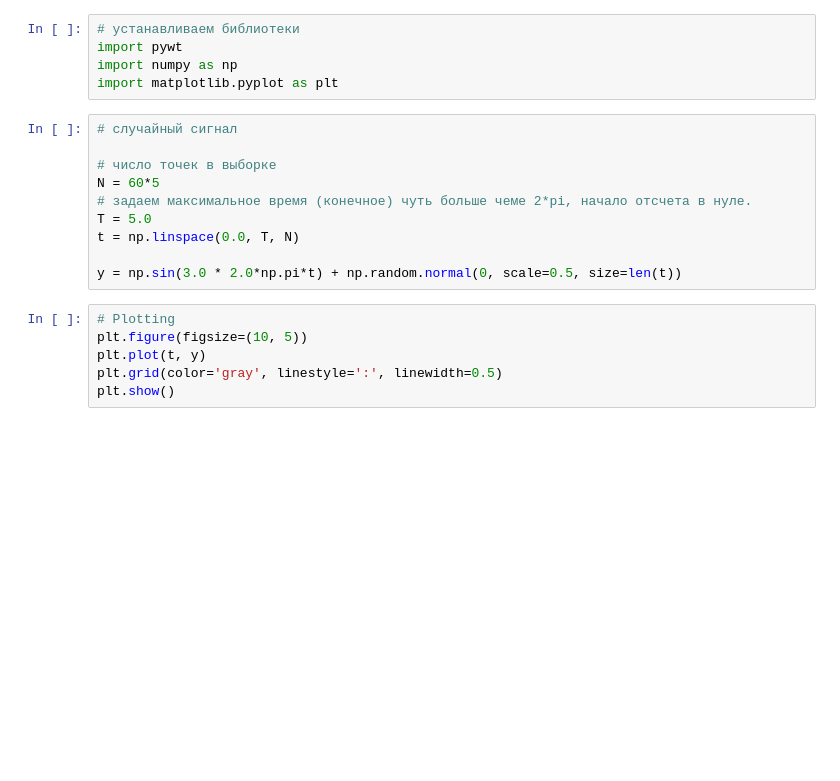
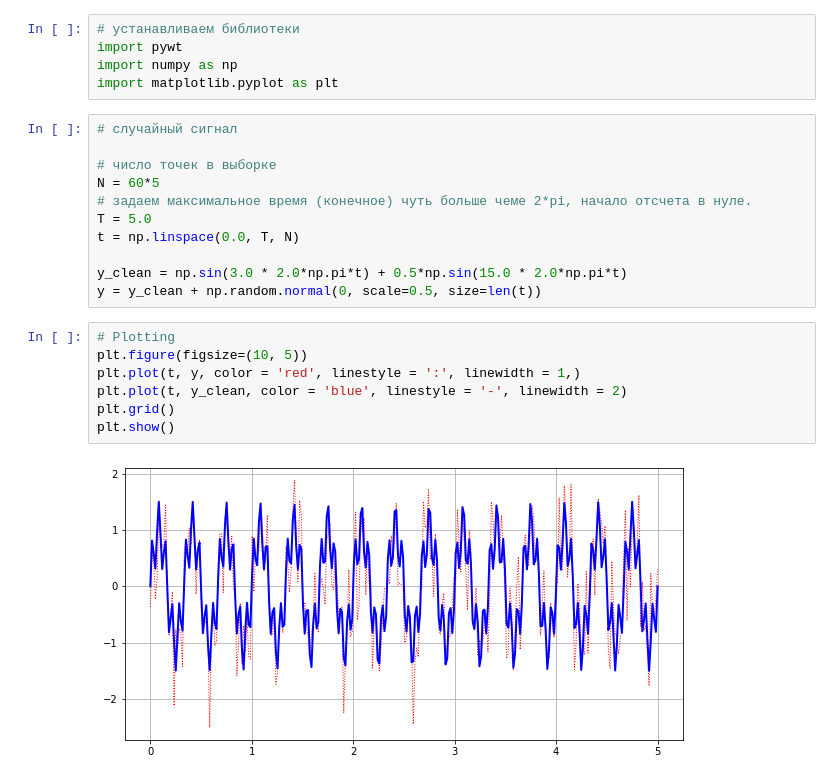
Before and after one commit to TAUforPython/denoising, a Jupyter notebook: Denoising_Signal.ipynb, the cells around one changed output. Cells and saved outputs as stored; diff of their text form; blank space fills up the shorter version.

```diff
--- a/Denoising_Signal.ipynb
+++ b/Denoising_Signal.ipynb
@@ -14,10 +14,14 @@ N = 60*5
 T = 5.0
 t = np.linspace(0.0, T, N)
 
-y = np.sin(3.0 * 2.0*np.pi*t) + np.random.normal(0, scale=0.5, size=len(t))
+y_clean = np.sin(3.0 * 2.0*np.pi*t) + 0.5*np.sin(15.0 * 2.0*np.pi*t)
+y = y_clean + np.random.normal(0, scale=0.5, size=len(t))
 # %%
 # Plotting
 plt.figure(figsize=(10, 5))
-plt.plot(t, y)
-plt.grid(color='gray', linestyle=':', linewidth=0.5)
+plt.plot(t, y, color = 'red', linestyle = ':', linewidth = 1,)
+plt.plot(t, y_clean, color = 'blue', linestyle = '-', linewidth = 2)
+plt.grid()
 plt.show()
+# %% [output]
+[figure, added]
```
Also changed, not shown: parts of 5 cells of this notebook.
